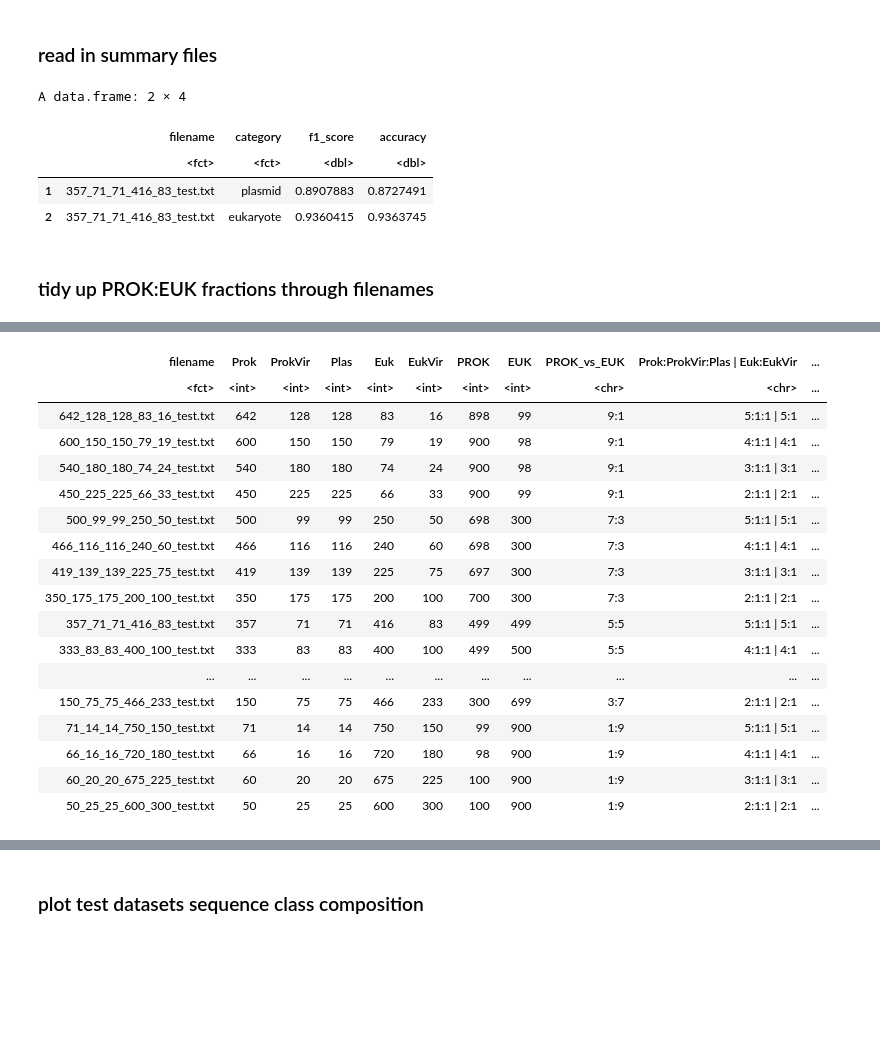
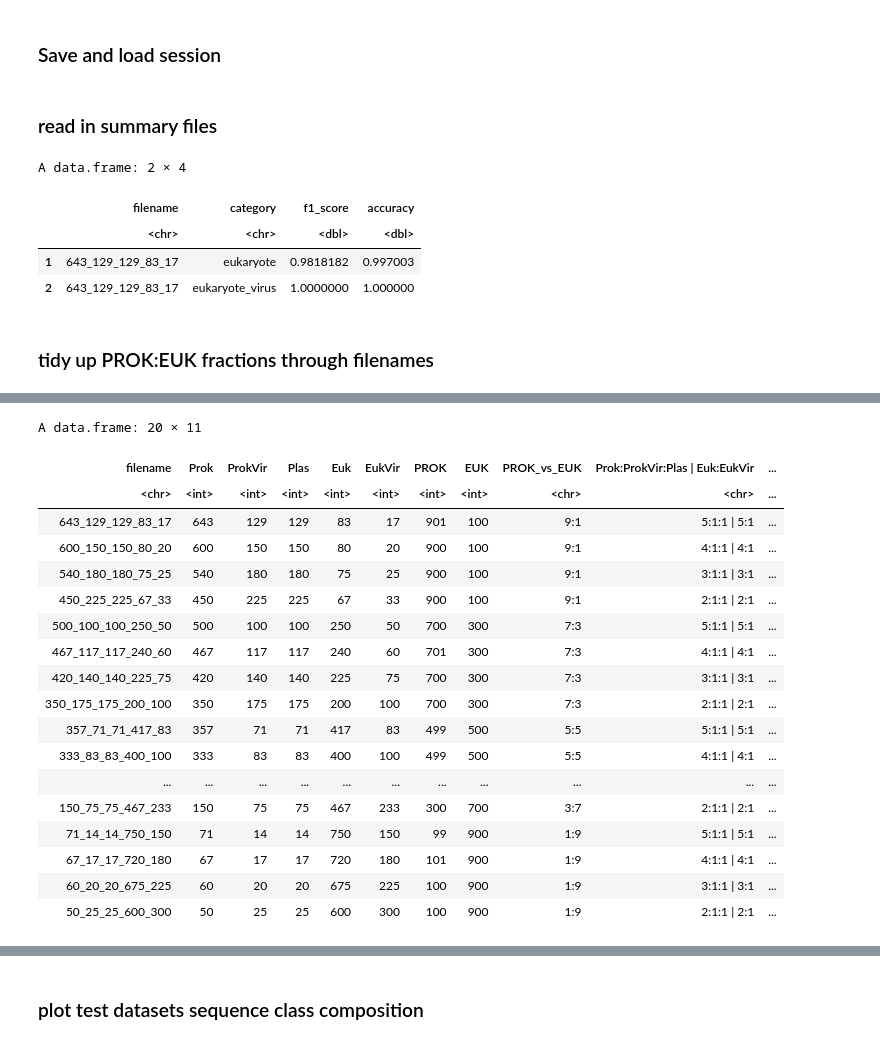
Before and after one commit to chengsly/DeepMicroClass, a Jupyter notebook: plot_figures/plot_acc_f1/Visualization_in_R.ipynb, the cells around one changed output, grey strips where cells are left out. Cells and saved outputs as stored; diff of their text form; code cells hidden in the pictures; blank space fills up the shorter version.

```diff
--- a/plot_figures/plot_acc_f1/Visualization_in_R.ipynb
+++ b/plot_figures/plot_acc_f1/Visualization_in_R.ipynb
@@ -3,3 +3,5 @@
 # %%
 res_dir <- "analysis_results"
 system(paste("mkdir -p ", res_dir))
+# %% [markdown]
+### Save and load session
@@ -6,28 +12,41 @@ system(paste("mkdir -p ", res_dir))
 # %% [markdown]
 ### read in summary files
 # %%
-df_def <- read.csv("./def_summary.csv", header = T)
-df_ppr <- read.csv("./summary_ppr.csv", header = T)
-df_ppr_vir <- read.csv("./summary_ppr_vir.csv", header = T)
-df_ppr_plas <- read.csv("./summary_ppr_plas.csv", header = T)
-df_eukrep <- read.csv("./summary_eukrep.csv", header = T)
-df_plasflow <- read.csv("./summary_plasflow.csv", header = T)
-df_vibrant <- read.csv("./summary_vibrant.csv", header = T)
-df_virsorter <- read.csv("./summary_virsorter.csv", header = T)
+# Load data
+df_dmf <- read.csv("../../perf_summary/dmf.csv", header = T)
+
+# PPR
+df_ppr <- read.csv("../../perf_summary/ppr_multiclass.csv", header = T)
+
+# Eukaryote
+# df_eukrep <- read.csv("./summary_eukrep.csv", header = T)
+df_tiara <- read.csv("../../perf_summary/tiara.csv", header = T)
+df_whokaryote <- read.csv("../../perf_summary/whokaryote.csv", header = T)
+
+# Plasmid
+df_plasflow <- read.csv("../../perf_summary/plasflow.csv", header = T)
+df_ppr_plas <- read.csv("../../perf_summary/ppr_plasmid.csv", header = T)
+
+# Prok Virus
+df_vibrant <- read.csv("../../perf_summary/vibrant.csv", header = T)
+df_ppr_vir <- read.csv("../../perf_summary/ppr_vir.csv", header = T)
+
+# Prok and Euk Virus
+df_virsorter <- read.csv("../../perf_summary/virsorter2.csv", header = T)
 # %%
-head(df_def, 2)
+head(df_dmf, 2)
 # %% [output]
 A data.frame: 2 × 4
 |  | filename | category | f1_score | accuracy |
-|  | <fct> | <fct> | <dbl> | <dbl> |
-| 1 | 357_71_71_416_83_test.txt | plasmid | 0.8907883 | 0.8727491 |
-| 2 | 357_71_71_416_83_test.txt | eukaryote | 0.9360415 | 0.9363745 |
+|  | <chr> | <chr> | <dbl> | <dbl> |
+| 1 | 643_129_129_83_17 | eukaryote | 0.9818182 | 0.997003 |
+| 2 | 643_129_129_83_17 | eukaryote_virus | 1.0000000 | 1.000000 |
 # %% [markdown]
 ### tidy up PROK:EUK fractions through filenames
 # %%
 library(dplyr)
 library(tidyverse)
-filename_df <- data.frame(filename=unique(df_def$filename))
+filename_df <- data.frame(filename=unique(df_dmf$filename))
 count_df <- filename_df %>% separate(filename, into=c("Prok", "ProkVir", "Plas", "Euk", "EukVir"), sep="_", convert = T, extra = "drop")
 metadata_df <- cbind(filename_df, count_df)
 metadata_df <- metadata_df %>%
@@ -46,21 +81,22 @@ A data.frame: 20 × 11
+A data.frame: 20 × 11
 | filename | Prok | ProkVir | Plas | Euk | EukVir | PROK | EUK | PROK_vs_EUK | Prok:ProkVir:Plas | Euk:EukVir | ... |
-| <fct> | <int> | <int> | <int> | <int> | <int> | <int> | <int> | <chr> | <chr> | ... |
-| 642_128_128_83_16_test.txt | 642 | 128 | 128 | 83 | 16 | 898 | 99 | 9:1 | 5:1:1 | 5:1 | ... |
-| 600_150_150_79_19_test.txt | 600 | 150 | 150 | 79 | 19 | 900 | 98 | 9:1 | 4:1:1 | 4:1 | ... |
-| 540_180_180_74_24_test.txt | 540 | 180 | 180 | 74 | 24 | 900 | 98 | 9:1 | 3:1:1 | 3:1 | ... |
-| 450_225_225_66_33_test.txt | 450 | 225 | 225 | 66 | 33 | 900 | 99 | 9:1 | 2:1:1 | 2:1 | ... |
-| 500_99_99_250_50_test.txt | 500 | 99 | 99 | 250 | 50 | 698 | 300 | 7:3 | 5:1:1 | 5:1 | ... |
-| 466_116_116_240_60_test.txt | 466 | 116 | 116 | 240 | 60 | 698 | 300 | 7:3 | 4:1:1 | 4:1 | ... |
-| 419_139_139_225_75_test.txt | 419 | 139 | 139 | 225 | 75 | 697 | 300 | 7:3 | 3:1:1 | 3:1 | ... |
-| 350_175_175_200_100_test.txt | 350 | 175 | 175 | 200 | 100 | 700 | 300 | 7:3 | 2:1:1 | 2:1 | ... |
-| 357_71_71_416_83_test.txt | 357 | 71 | 71 | 416 | 83 | 499 | 499 | 5:5 | 5:1:1 | 5:1 | ... |
-| 333_83_83_400_100_test.txt | 333 | 83 | 83 | 400 | 100 | 499 | 500 | 5:5 | 4:1:1 | 4:1 | ... |
+| <chr> | <int> | <int> | <int> | <int> | <int> | <int> | <int> | <chr> | <chr> | ... |
+| 643_129_129_83_17 | 643 | 129 | 129 | 83 | 17 | 901 | 100 | 9:1 | 5:1:1 | 5:1 | ... |
+| 600_150_150_80_20 | 600 | 150 | 150 | 80 | 20 | 900 | 100 | 9:1 | 4:1:1 | 4:1 | ... |
+| 540_180_180_75_25 | 540 | 180 | 180 | 75 | 25 | 900 | 100 | 9:1 | 3:1:1 | 3:1 | ... |
+| 450_225_225_67_33 | 450 | 225 | 225 | 67 | 33 | 900 | 100 | 9:1 | 2:1:1 | 2:1 | ... |
+| 500_100_100_250_50 | 500 | 100 | 100 | 250 | 50 | 700 | 300 | 7:3 | 5:1:1 | 5:1 | ... |
+| 467_117_117_240_60 | 467 | 117 | 117 | 240 | 60 | 701 | 300 | 7:3 | 4:1:1 | 4:1 | ... |
+| 420_140_140_225_75 | 420 | 140 | 140 | 225 | 75 | 700 | 300 | 7:3 | 3:1:1 | 3:1 | ... |
+| 350_175_175_200_100 | 350 | 175 | 175 | 200 | 100 | 700 | 300 | 7:3 | 2:1:1 | 2:1 | ... |
+| 357_71_71_417_83 | 357 | 71 | 71 | 417 | 83 | 499 | 500 | 5:5 | 5:1:1 | 5:1 | ... |
+| 333_83_83_400_100 | 333 | 83 | 83 | 400 | 100 | 499 | 500 | 5:5 | 4:1:1 | 4:1 | ... |
 | ... | ... | ... | ... | ... | ... | ... | ... | ... | ... | ... |
-| 150_75_75_466_233_test.txt | 150 | 75 | 75 | 466 | 233 | 300 | 699 | 3:7 | 2:1:1 | 2:1 | ... |
-| 71_14_14_750_150_test.txt | 71 | 14 | 14 | 750 | 150 | 99 | 900 | 1:9 | 5:1:1 | 5:1 | ... |
-| 66_16_16_720_180_test.txt | 66 | 16 | 16 | 720 | 180 | 98 | 900 | 1:9 | 4:1:1 | 4:1 | ... |
-| 60_20_20_675_225_test.txt | 60 | 20 | 20 | 675 | 225 | 100 | 900 | 1:9 | 3:1:1 | 3:1 | ... |
-| 50_25_25_600_300_test.txt | 50 | 25 | 25 | 600 | 300 | 100 | 900 | 1:9 | 2:1:1 | 2:1 | ... |
+| 150_75_75_467_233 | 150 | 75 | 75 | 467 | 233 | 300 | 700 | 3:7 | 2:1:1 | 2:1 | ... |
+| 71_14_14_750_150 | 71 | 14 | 14 | 750 | 150 | 99 | 900 | 1:9 | 5:1:1 | 5:1 | ... |
+| 67_17_17_720_180 | 67 | 17 | 17 | 720 | 180 | 101 | 900 | 1:9 | 4:1:1 | 4:1 | ... |
+| 60_20_20_675_225 | 60 | 20 | 20 | 675 | 225 | 100 | 900 | 1:9 | 3:1:1 | 3:1 | ... |
+| 50_25_25_600_300 | 50 | 25 | 25 | 600 | 300 | 100 | 900 | 1:9 | 2:1:1 | 2:1 | ... |
 # %%
 dataset_order_names <- as.character(metadata_df$filename)
 dataset_order_names
```
Also changed, not shown: parts of 16 cells of this notebook, 1 other file.
